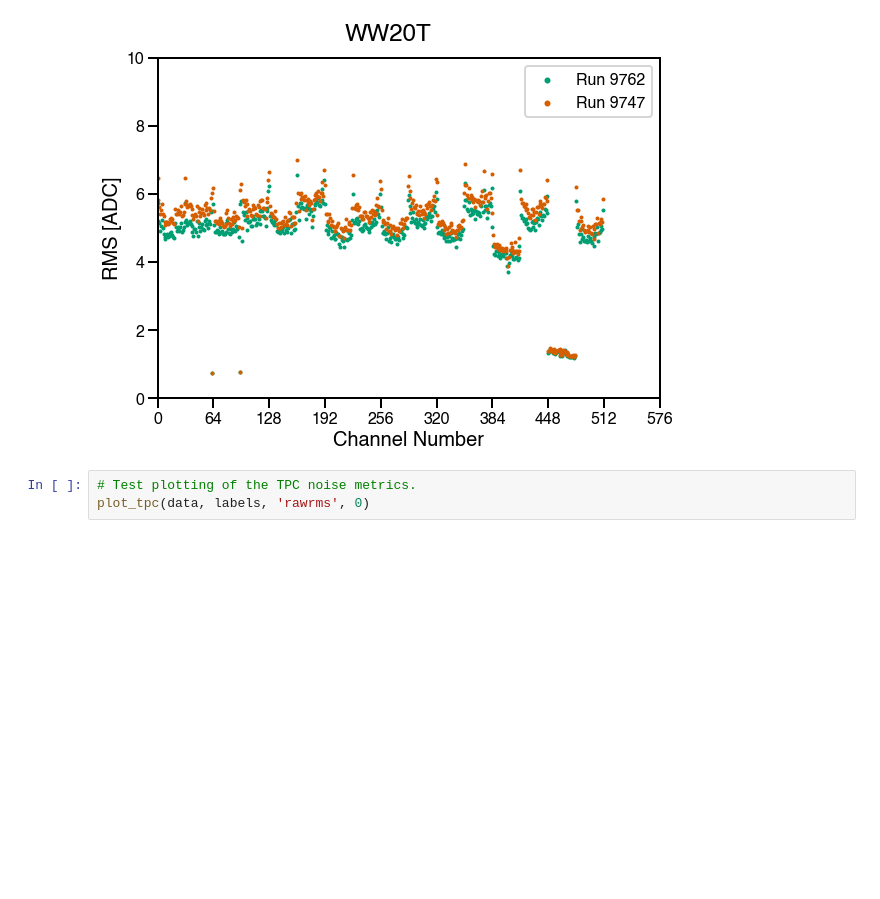
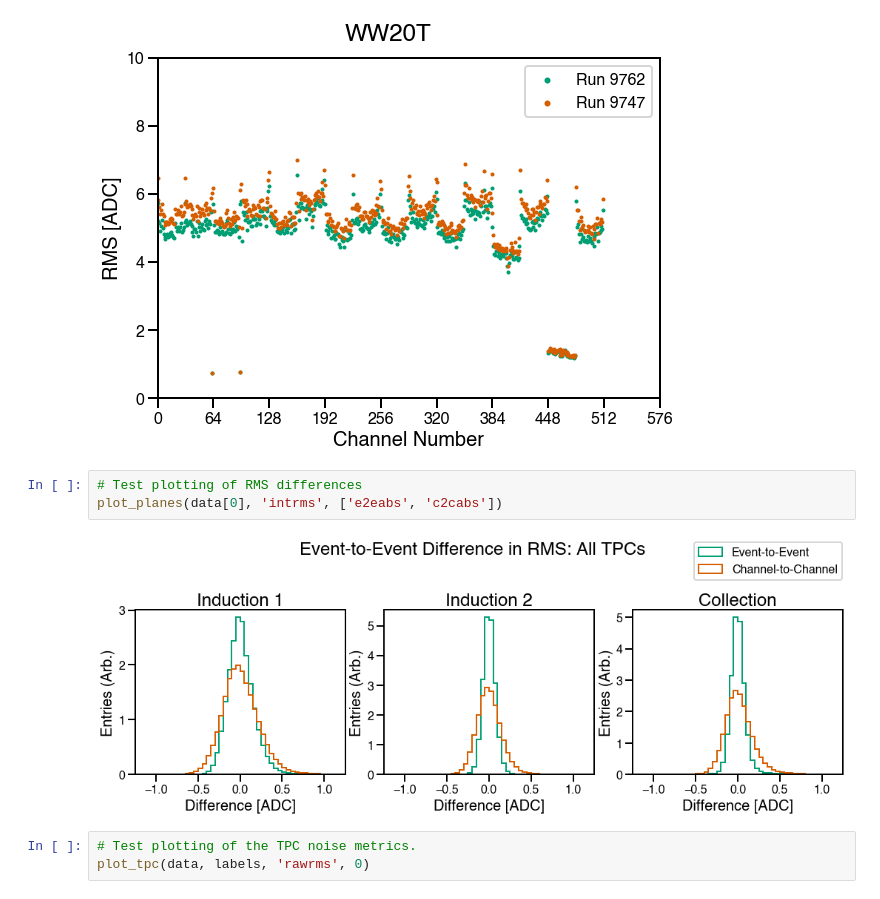
Before and after one commit to justinjmueller/icarus_tpc_analysis, a Jupyter notebook: noise.ipynb, the cells around one changed output. Drawn from its saved outputs; the diff is of its cells as text; blank space fills up the shorter version.

```diff
--- a/noise.ipynb
+++ b/noise.ipynb
@@ -12,6 +12,11 @@ labels = ['Run 9762', 'Run 9747']
 plot_crate(data, labels, 'rawrms', 'WW20T')
 # %% [output]
 [figure]
+# %%
+# Test plotting of RMS differences
+plot_planes(data[0], 'intrms', ['e2eabs', 'c2cabs'])
+# %% [output]
+[figure, added]
 # %%
 # Test plotting of the TPC noise metrics.
 plot_tpc(data, labels, 'rawrms', 0)
```
Also changed, not shown: parts of 2 cells of this notebook, 3 other files.
